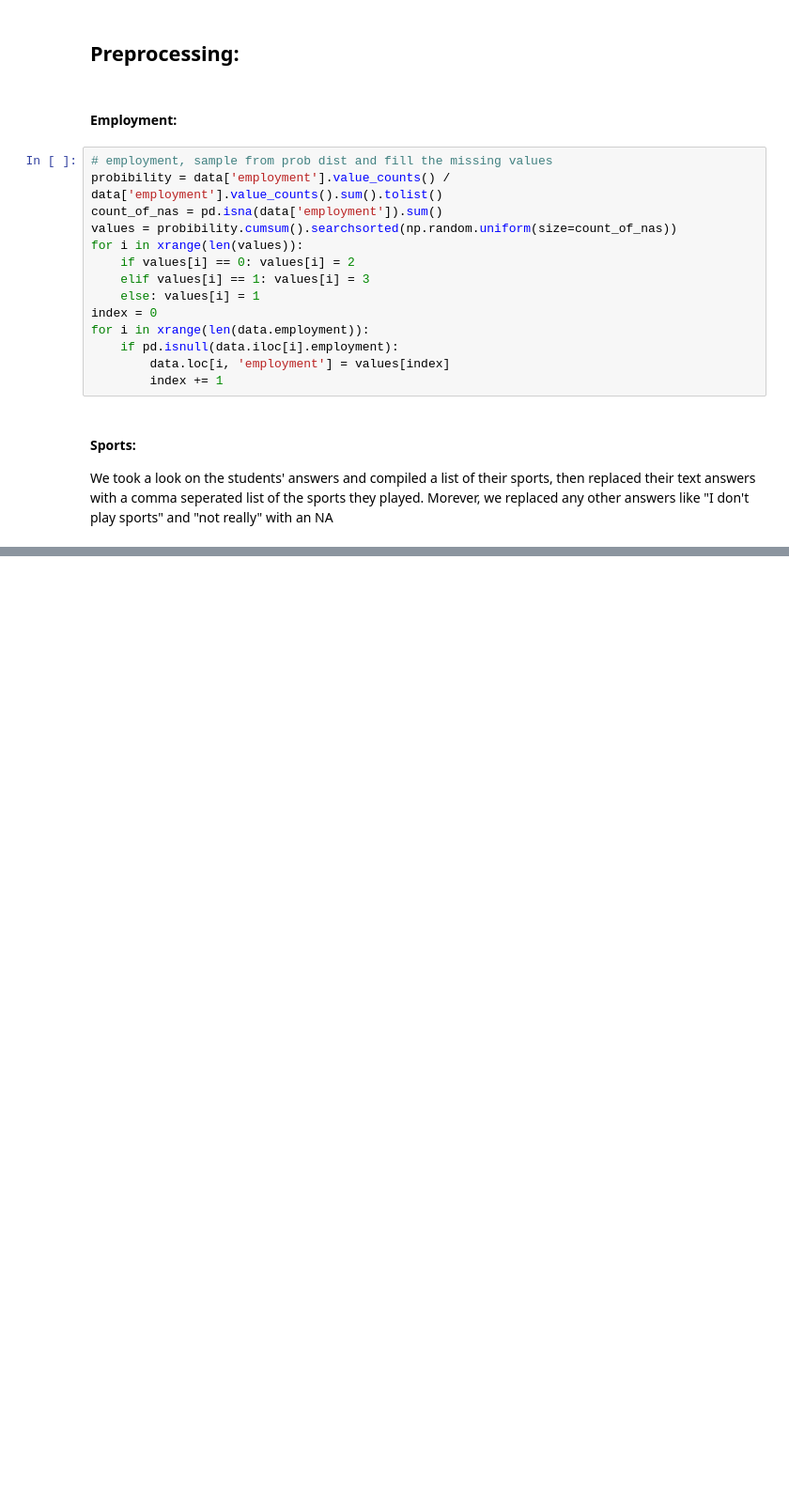
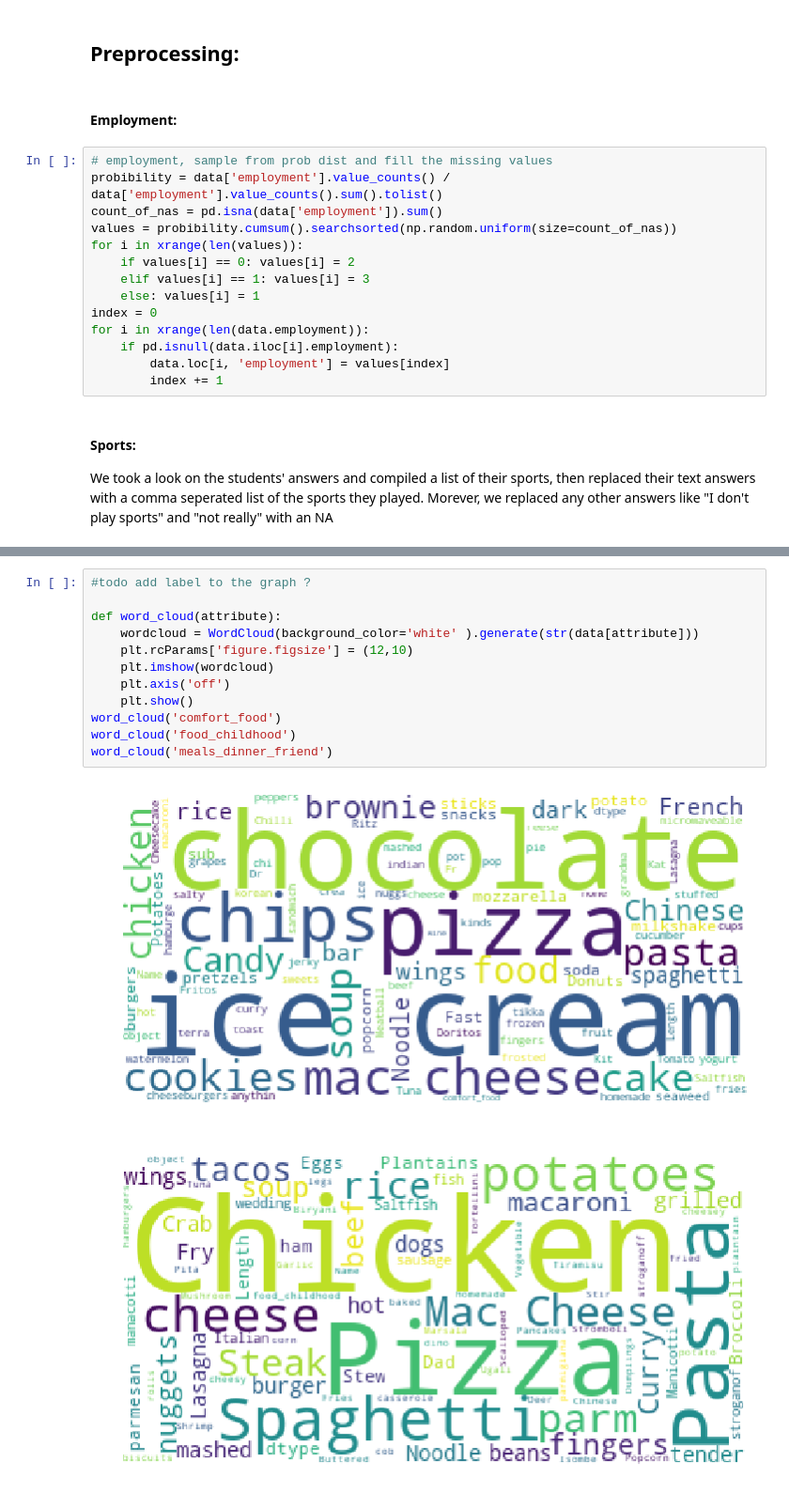
Before and after one commit to ahmedhagii/visual-analytics-project, a Jupyter notebook: visual-analytics-lab.ipynb, the cells around one changed output, grey strips where cells are left out. Shown at 94% size. Cells and saved outputs as stored; diff of their text form; blank space fills up the shorter version.

```diff
--- a/visual-analytics-lab.ipynb
+++ b/visual-analytics-lab.ipynb
@@ -77,0 +100,15 @@ Name: type_sports, dtype: int64
+# %%
+#todo add label to the graph ?
+
+def word_cloud(attribute):
+    wordcloud = WordCloud(background_color='white' ).generate(str(data[attribute]))
+    plt.rcParams['figure.figsize'] = (12,10)
+    plt.imshow(wordcloud)
+    plt.axis('off')
+    plt.show()
+word_cloud('comfort_food')
+word_cloud('food_childhood')
+word_cloud('meals_dinner_friend')
+# %% [output]
+[figure, added]
+[figure, added]
```
Also changed, not shown: parts of 10 cells of this notebook.
